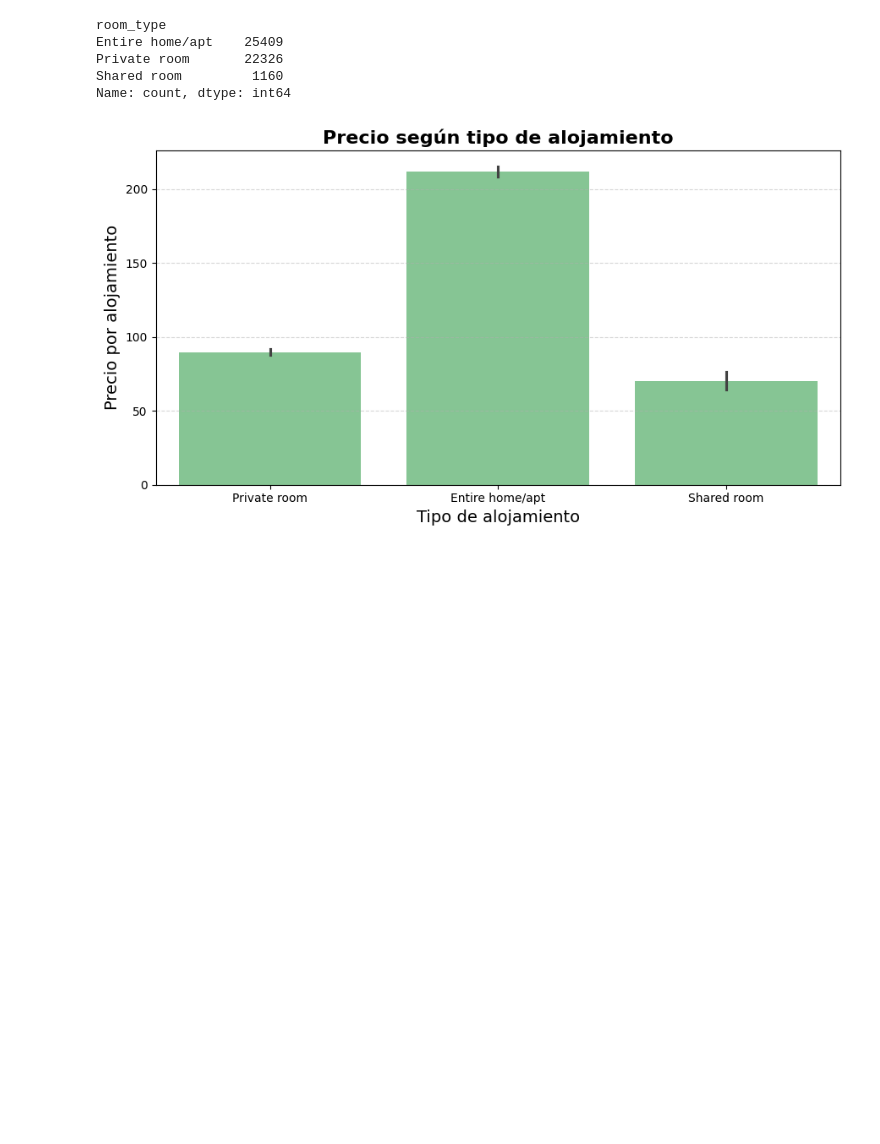
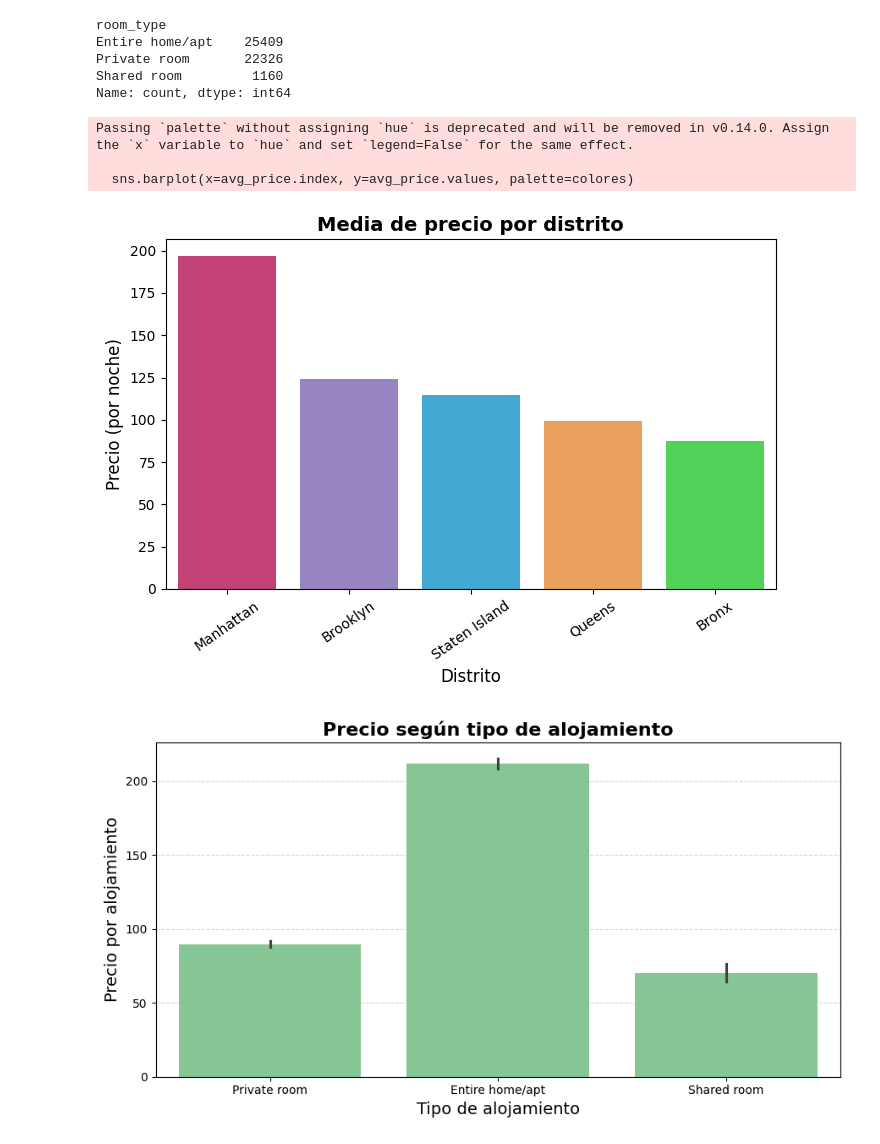
Before and after one commit to 4GeeksAcademy/Leonel_Ponce_machine-learning-python-template_NYC, a Jupyter notebook: src/explore.ipynb, the cells around one changed output. Saved outputs shown, nothing was run; the diff lists cells and outputs as text; code cells hidden in the pictures; blank space fills up the shorter version.

```diff
--- a/src/explore.ipynb
+++ b/src/explore.ipynb
@@ -182,5 +206,26 @@ Entire home/apt    25409
 Private room       22326
 Shared room         1160
 Name: count, dtype: int64
+# %%
+# Gráfico de la media del precio por alojamiento por distrito
+
+# Personalizar gráfico
+avg_price = df.groupby('neighbourhood_group')['price'].mean().sort_values(ascending = False)
+plt.figure(figsize=(7,5))
+colores = {"Manhattan": "#D82D71", "Brooklyn": "#927BCC", "Queens": "#FF9F45", "Bronx": "#3CE644","Staten Island": "#2BB2EB"}
+sns.barplot(x=avg_price.index, y=avg_price.values, palette=colores)
+
+# Personalizar etiquetas y estilo
+plt.xticks(rotation = 35)
+plt.title("Media de precio por distrito", fontsize=14, fontweight="bold")
+plt.xlabel("Distrito", fontsize=12)
+plt.ylabel("Precio (por noche)", fontsize=12)
+plt.tight_layout()
+plt.show()
+# %% [output]
+Passing `palette` without assigning `hue` is deprecated and will be removed in v0.14.0. Assign the `x` variable to `hue` and set `legend=False` for the same effect.
+
+  sns.barplot(x=avg_price.index, y=avg_price.values, palette=colores)
+[figure, added]
 # %%
 # Gráfica de tipos de alojamientos por precio
```
Also changed, not shown: parts of 22 cells of this notebook, 4 other files.
